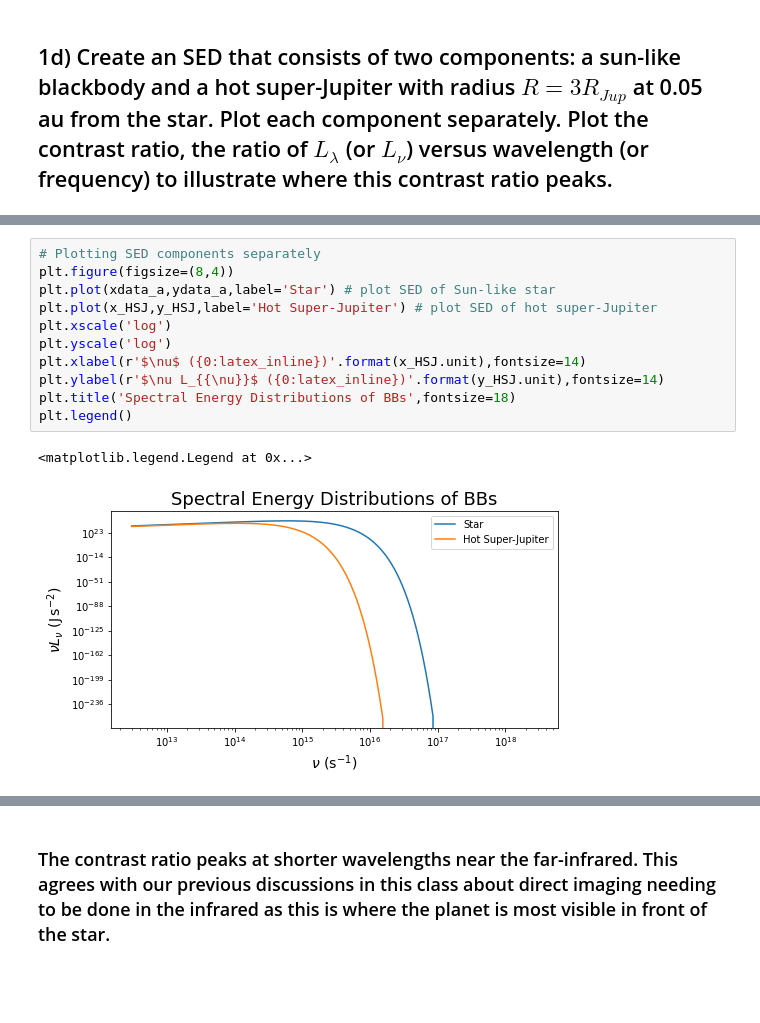
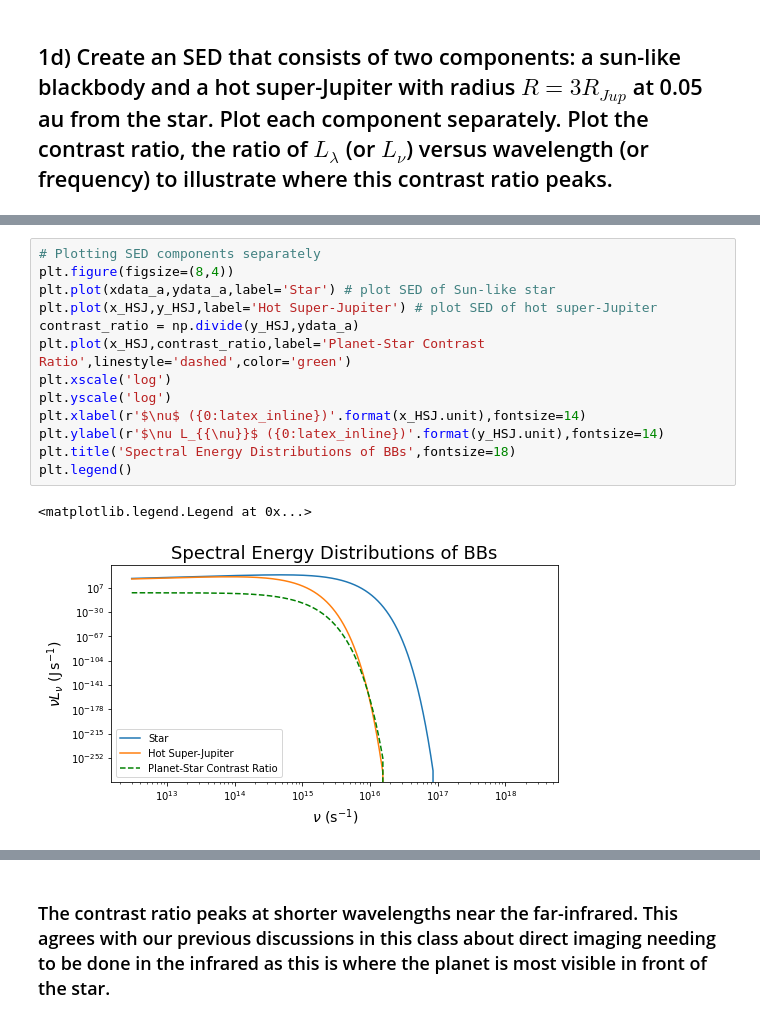
Before and after one commit to jlilly364/ASTR5490, a Jupyter notebook: HW4/PlanetsHW4_JimmyLilly.ipynb, the cells around one changed output, grey strips where cells are left out. Cells and saved outputs as stored; diff of their text form; blank space fills up the shorter version.

```diff
--- a/HW4/PlanetsHW4_JimmyLilly.ipynb
+++ b/HW4/PlanetsHW4_JimmyLilly.ipynb
@@ -77,14 +78,16 @@ Program took 7.77 sec to run
 # %%
 # Plotting SED components separately
 plt.figure(figsize=(8,4))
 plt.plot(xdata_a,ydata_a,label='Star') # plot SED of Sun-like star
 plt.plot(x_HSJ,y_HSJ,label='Hot Super-Jupiter') # plot SED of hot super-Jupiter
+contrast_ratio = np.divide(y_HSJ,ydata_a)
+plt.plot(x_HSJ,contrast_ratio,label='Planet-Star Contrast Ratio',linestyle='dashed',color='green')
 plt.xscale('log')
 plt.yscale('log')
 plt.xlabel(r'$\nu$ ({0:latex_inline})'.format(x_HSJ.unit),fontsize=14)
 plt.ylabel(r'$\nu L_{{\nu}}$ ({0:latex_inline})'.format(y_HSJ.unit),fontsize=14)
 plt.title('Spectral Energy Distributions of BBs',fontsize=18)
 plt.legend()
 # %% [output]
 <matplotlib.legend.Legend at 0x...>
-[figure, old version]
+[figure, new version]
```
Also changed, not shown: parts of 8 cells of this notebook, 2 other files.
